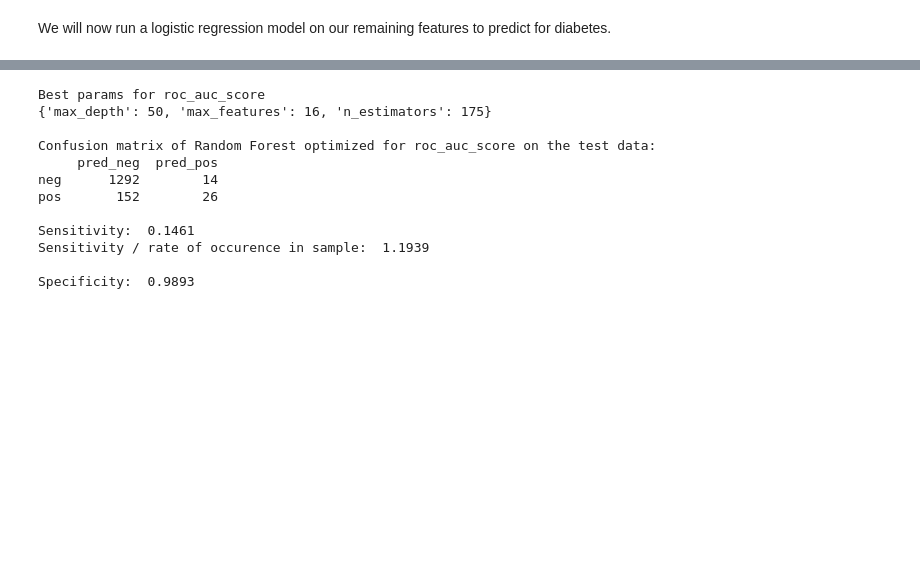
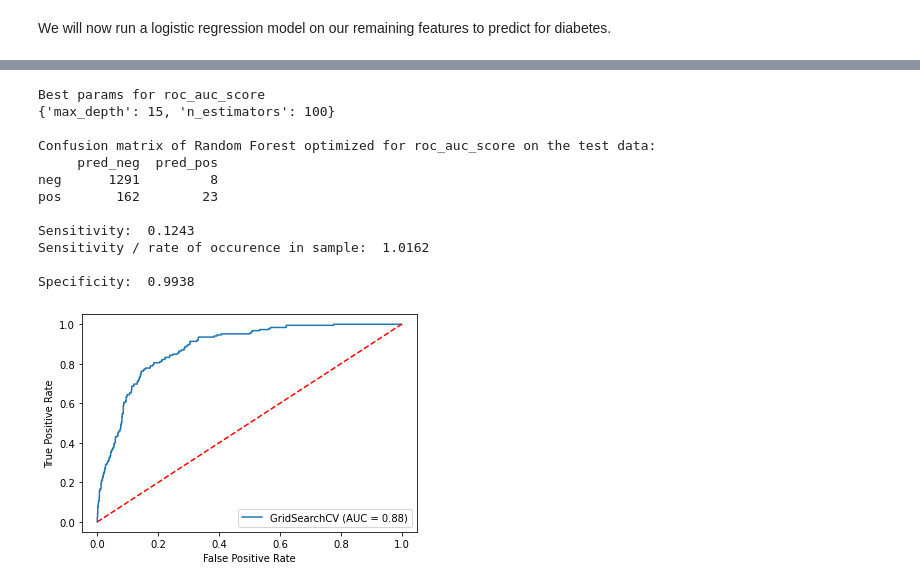
Before and after one commit to iklasky/Springboard, a Jupyter notebook: SecondCapstone/Diabetes_prediction_adults.ipynb, the cells around one changed output, grey strips where cells are left out. Saved outputs shown, nothing was run; the diff lists cells and outputs as text; code cells hidden in the pictures; blank space fills up the shorter version.

```diff
--- a/SecondCapstone/Diabetes_prediction_adults.ipynb
+++ b/SecondCapstone/Diabetes_prediction_adults.ipynb
@@ -333,14 +357,15 @@ Specificity:  0.9671
+# %%
+X_train2, X_test2, y_train2, y_test2 = train_test_split(X, y, test_size=0.25, random_state = 1)
 # %%
 from sklearn.metrics import roc_auc_score, precision_recall_curve, auc, make_scorer, recall_score, accuracy_score, precision_score, confusion_matrix
 from sklearn.model_selection import GridSearchCV, StratifiedKFold
 from sklearn.ensemble import RandomForestClassifier
 
-clf = RandomForestClassifier(n_jobs=-1)
+clf = RandomForestClassifier()
 
 param_grid = {
-    'n_estimators' : [150,175,200],
-    'max_depth': [15,25,50],
-    'max_features': [16,18,19]
+    'n_estimators' : [100,200,300],
+    'max_depth': [3,8,15]
 }
 
 scorers = {
@@ -356,35 +381,35 @@ def grid_search_wrapper(refit_score='roc_auc_score'):
     prints classifier performance metrics
     """
     grid_search = GridSearchCV(clf, param_grid, scoring=scorers, refit=refit_score,
-                           cv=5, return_train_score=True, n_jobs=-1)
-    grid_search.fit(X_train, y_train)
+                           cv=3, return_train_score=True, n_jobs=-1)
+    grid_search.fit(X_train2, y_train2)
 
     # make the predictions
-    y_pred = grid_search.predict(X_test.values)
+    y_pred2 = grid_search.predict(X_test2.values)
 
     print('Best params for {}'.format(refit_score))
     print(grid_search.best_params_)
 
     # confusion matrix on the test data.
     print('\nConfusion matrix of Random Forest optimized for {} on the test data:'.format(refit_score))
-    conf_mat = pd.DataFrame(confusion_matrix(y_test, y_pred),columns=['pred_neg', 'pred_pos'], index=['neg', 'pos'])
+    conf_mat = pd.DataFrame(confusion_matrix(y_test2, y_pred2),columns=['pred_neg', 'pred_pos'], index=['neg', 'pos'])
     print(conf_mat)
     print('\nSensitivity: ', round(conf_mat.pred_pos[1]/(conf_mat.pred_neg[1]+conf_mat.pred_pos[1]),4))
     print('Sensitivity / rate of occurence in sample: ', round((conf_mat.pred_pos[1]/(conf_mat.pred_neg[1]+conf_mat.pred_pos[1]))/ROO,4))
     print('\nSpecificity: ', round(conf_mat.pred_neg[0]/(conf_mat.pred_neg[0]+conf_mat.pred_pos[0]),4))
-    return grid_search
+    return grid_search, y_pred2
 # %%
-grid_search_clf = grid_search_wrapper(refit_score='roc_auc_score')
+grid_search_clf,y_pred2 = grid_search_wrapper(refit_score='roc_auc_score')
 # %% [output]
 Best params for roc_auc_score
-{'max_depth': 50, 'max_features': 16, 'n_estimators': 175}
+{'max_depth': 15, 'n_estimators': 100}
 
 Confusion matrix of Random Forest optimized for roc_auc_score on the test data:
      pred_neg  pred_pos
-neg      1292        14
-pos       152        26
+neg      1291         8
+pos       162        23
 
-Sensitivity:  0.1461
-Sensitivity / rate of occurence in sample:  1.1939
+Sensitivity:  0.1243
+Sensitivity / rate of occurence in sample:  1.0162
 
-Specificity:  0.9893
+Specificity:  0.9938
@@ -390,0 +424,7 @@ Specificity:  0.9893
+# %%
+from sklearn.metrics import plot_roc_curve
+plot_roc_curve(grid_search_clf, X_test2, y_test2)
+plt.plot([0, 1], [0, 1],'r--')
+plt.show()
+# %% [output]
+[figure, added]
```
Also changed, not shown: parts of 25 cells of this notebook.
